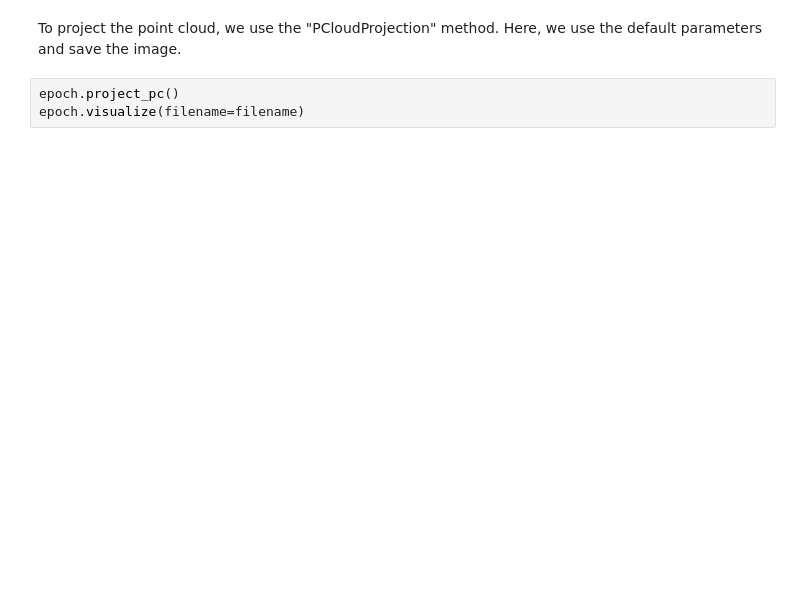
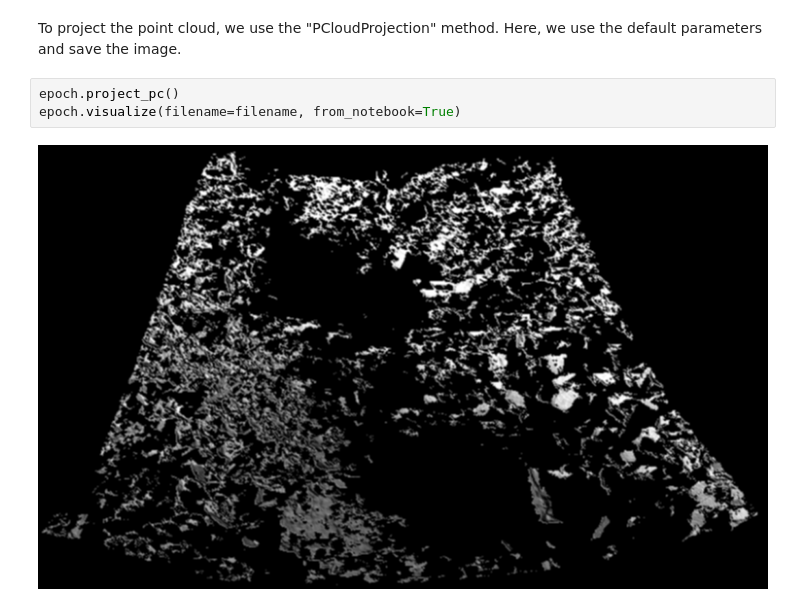
Before and after one commit to 3dgeo-heidelberg/py4dgeo, a Jupyter notebook: jupyter/visualization.ipynb, the cells around one changed output. Saved outputs shown, nothing was run; the diff lists cells and outputs as text; blank space fills up the shorter version.

Commit message:
Enhance visualization functionality in Epoch class

```diff
--- a/jupyter/visualization.ipynb
+++ b/jupyter/visualization.ipynb
@@ -22,4 +24,6 @@ filename = f"{pathlib.Path.home()}/Desktop/p4dgeo_image_projection.tif"
 To project the point cloud, we use the "PCloudProjection" method. Here, we use the default parameters and save the image.
 # %%
 epoch.project_pc()
-epoch.visualize(filename=filename)
+epoch.visualize(filename=filename, from_notebook=True)
+# %% [output]
+[figure, added]
```
Also changed, not shown: parts of 2 cells of this notebook, 2 other files.
